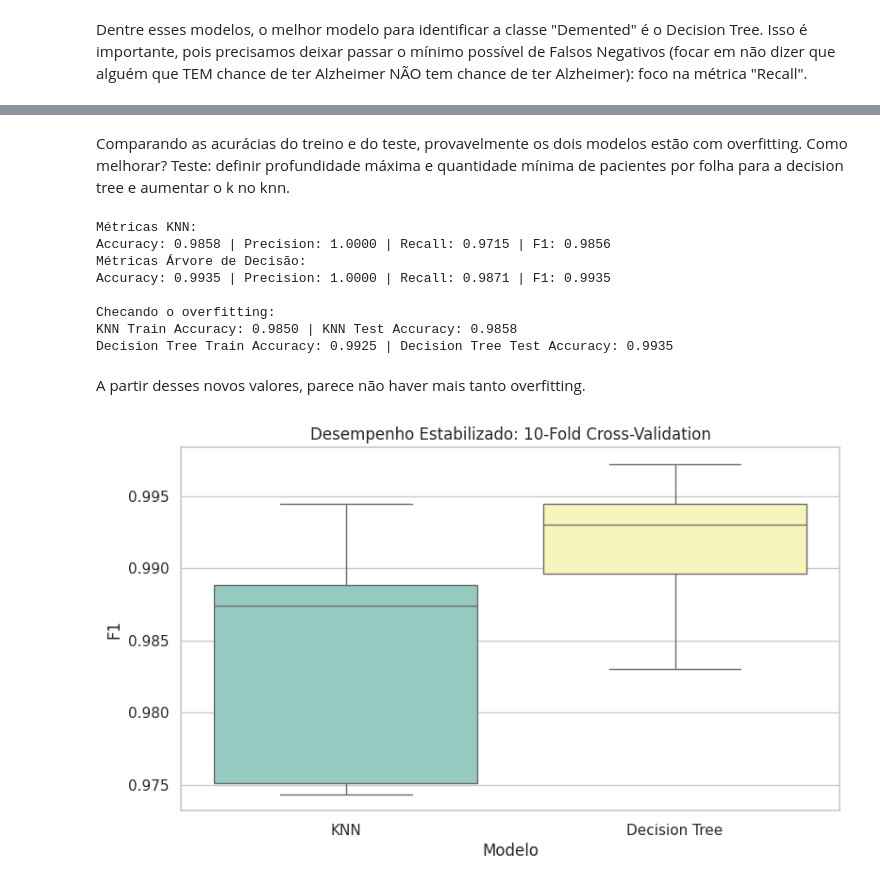
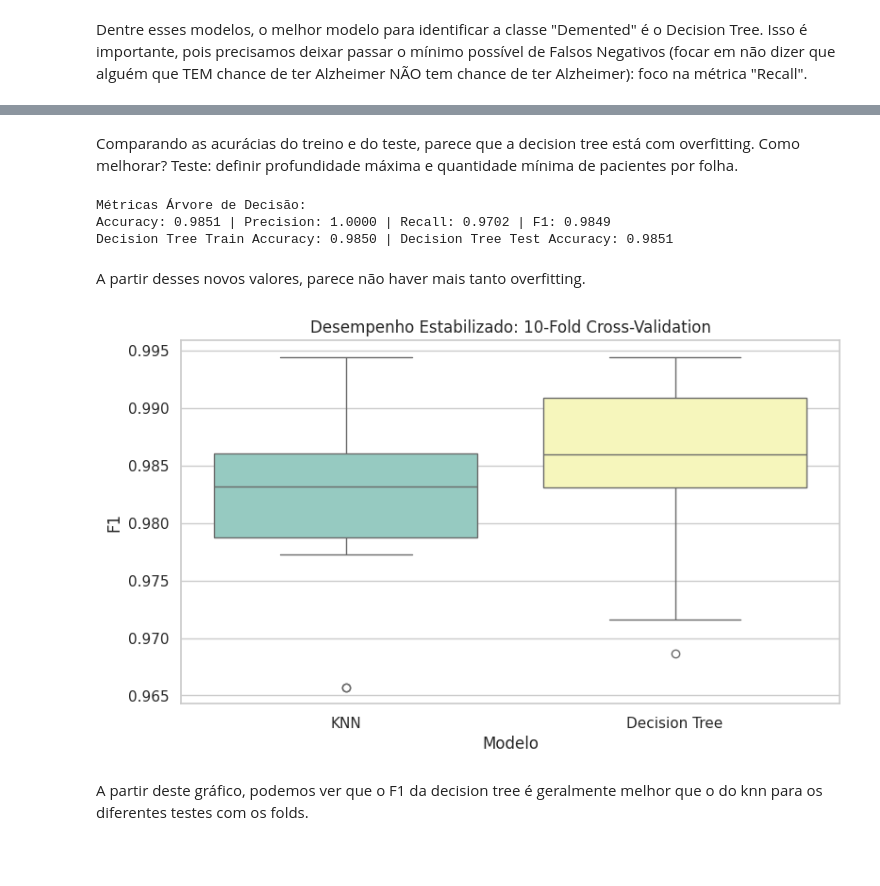
Before and after one commit to debahferreira/neuropredict-ml, a Jupyter notebook: notebooks/03_exploracao.ipynb, the cells around one changed output, grey strips where cells are left out. Drawn from its saved outputs; the diff is of its cells as text; code cells hidden in the pictures; blank space fills up the shorter version.

Commit message:
Fazendo todas as alterações necessárias para a introdução do dataset certo

```diff
--- a/notebooks/03_exploracao.ipynb
+++ b/notebooks/03_exploracao.ipynb
@@ -125,74 +125,59 @@ Decision Tree Train Accuracy: 1.0000 | Decision Tree Test Accuracy: 0.9858
 # %% [markdown]
-Comparando as acurácias do treino e do teste, provavelmente os dois modelos estão com overfitting. Como melhorar? Teste: definir profundidade máxima e quantidade mínima de pacientes por folha para a decision tree e aumentar o k no knn.
+Comparando as acurácias do treino e do teste, parece que a decision tree está com overfitting. Como melhorar? Teste: definir profundidade máxima e quantidade mínima de pacientes por folha.
 # %%
 #novo treinamento para diminuir overfitting
 
-#Treinamento 1: KNN
-knn = KNeighborsClassifier(n_neighbors=11)
-knn.fit(X_train_scaled, y_train)
-y_pred_knn = knn.predict(X_test_scaled)
-
 #Treinamento 2: Árvore de Decisão
-dt = DecisionTreeClassifier(max_depth=4, min_samples_leaf=7, random_state=42)
+dt = DecisionTreeClassifier(max_depth=4, min_samples_leaf=5, random_state=42)
 dt.fit(X_train_scaled, y_train)
 y_pred_dt = dt.predict(X_test_scaled)
 
-print('Métricas KNN:')
-print(f"Accuracy: {accuracy_score(y_test,y_pred_knn):.4f} | Precision: {precision_score(y_test, y_pred_knn):.4f} | Recall: {recall_score(y_test, y_pred_knn):.4f} | F1: {f1_score(y_test, y_pred_knn):.4f}")
 print('Métricas Árvore de Decisão:')
 print(f"Accuracy: {accuracy_score(y_test,y_pred_dt):.4f} | Precision: {precision_score(y_test, y_pred_dt):.4f} | Recall: {recall_score(y_test, y_pred_dt):.4f} | F1: {f1_score(y_test, y_pred_dt):.4f}")
 
 #checando o overfitting
-print('\nChecando o overfitting:')
-y_pred_knn_train = knn.predict(X_train_scaled)
-accuracy_knn_train = accuracy_score(y_train, y_pred_knn_train)
-accuracy_knn_test = accuracy_score(y_test, y_pred_knn)
-print(f"KNN Train Accuracy: {accuracy_knn_train:.4f} | KNN Test Accuracy: {accuracy_knn_test:.4f}")
 
 y_pred_dt_train = dt.predict(X_train_scaled)
 accuracy_dt_train = accuracy_score(y_train, y_pred_dt_train)
 accuracy_dt_test = accuracy_score(y_test, y_pred_dt)
 print(f"Decision Tree Train Accuracy: {accuracy_dt_train:.4f} | Decision Tree Test Accuracy: {accuracy_dt_test:.4f}")
 # %% [output]
-Métricas KNN:
-Accuracy: 0.9858 | Precision: 1.0000 | Recall: 0.9715 | F1: 0.9856
 Métricas Árvore de Decisão:
-Accuracy: 0.9935 | Precision: 1.0000 | Recall: 0.9871 | F1: 0.9935
-
-Checando o overfitting:
-KNN Train Accuracy: 0.9850 | KNN Test Accuracy: 0.9858
-Decision Tree Train Accuracy: 0.9925 | Decision Tree Test Accuracy: 0.9935
+Accuracy: 0.9851 | Precision: 1.0000 | Recall: 0.9702 | F1: 0.9849
+Decision Tree Train Accuracy: 0.9850 | Decision Tree Test Accuracy: 0.9851
 # %% [markdown]
 A partir desses novos valores, parece não haver mais tanto overfitting.
 # %%
 #fazendo o cross validation
 cv = StratifiedKFold(n_splits=10, shuffle=True, random_state=42)
 scoring_dict = {'acuracia':'accuracy', 'precisao':'precision', 'recall':'recall', 'f1':'f1'}
 
 #envolvendo simple imputer + scaling + classificador no pipeline
 
 pipe_knn = Pipeline([
     ('imputer', SimpleImputer(missing_values=np.nan, strategy='median')),
     ('scaler', MinMaxScaler()),
-    ('knn', KNeighborsClassifier(n_neighbors=11))
+    ('knn', KNeighborsClassifier(n_neighbors=5))
 ])
 pipe_dt = Pipeline([
     ('imputer', SimpleImputer(missing_values=np.nan, strategy='median')),
     ('scaler', MinMaxScaler()),
-    ('dt', DecisionTreeClassifier(max_depth=4, min_samples_leaf=7, random_state=42))
+    ('dt', DecisionTreeClassifier(max_depth=4, min_samples_leaf=5, random_state=42))
 ])
 
 cv_knn = cross_validate(pipe_knn, X_train, y_train, cv=cv, scoring=scoring_dict)
 cv_dt = cross_validate(pipe_dt, X_train, y_train, cv=cv, scoring=scoring_dict)
 
 res_df = pd.DataFrame({
     'Modelo': ['KNN']*10 + ['Decision Tree']*10,
     'F1': list(cv_knn['test_f1']) + list(cv_dt['test_f1'])
 })
 
 plt.figure(figsize=(9, 5))
 sns.boxplot(data=res_df, x='Modelo', y='F1', hue='Modelo', palette='Set3', legend=False)
 plt.title("Desempenho Estabilizado: 10-Fold Cross-Validation")
 plt.show()
 # %% [output]
-[figure, old version]
+[figure, new version]
+# %% [markdown]
+A partir deste gráfico, podemos ver que o F1 da decision tree é geralmente melhor que o do knn para os diferentes testes com os folds.
```
Also changed, not shown: parts of 3 cells of this notebook, 2 other files.
